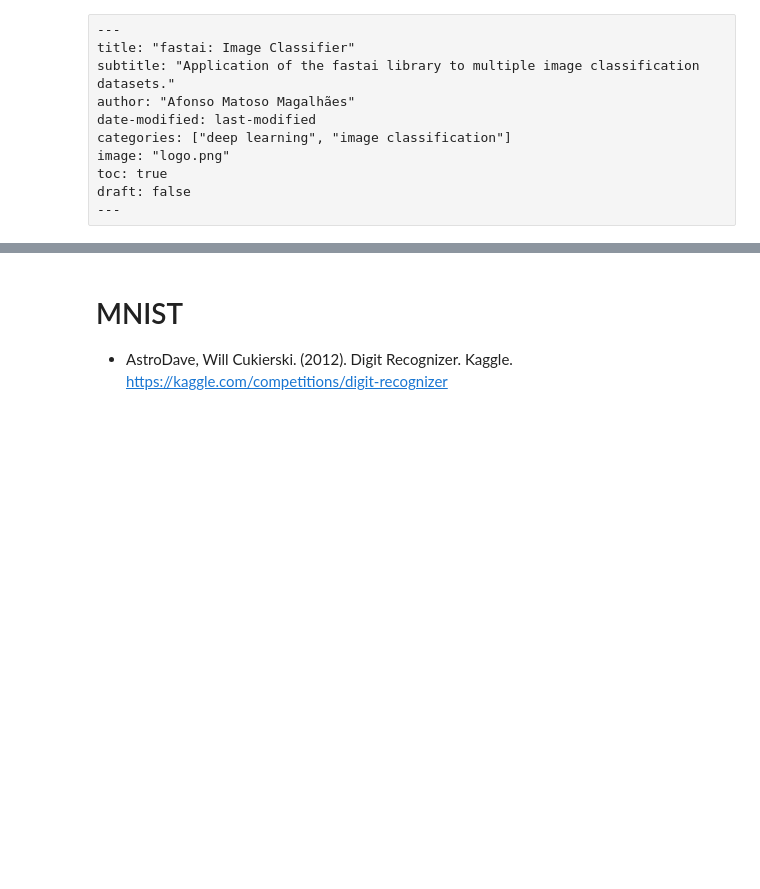
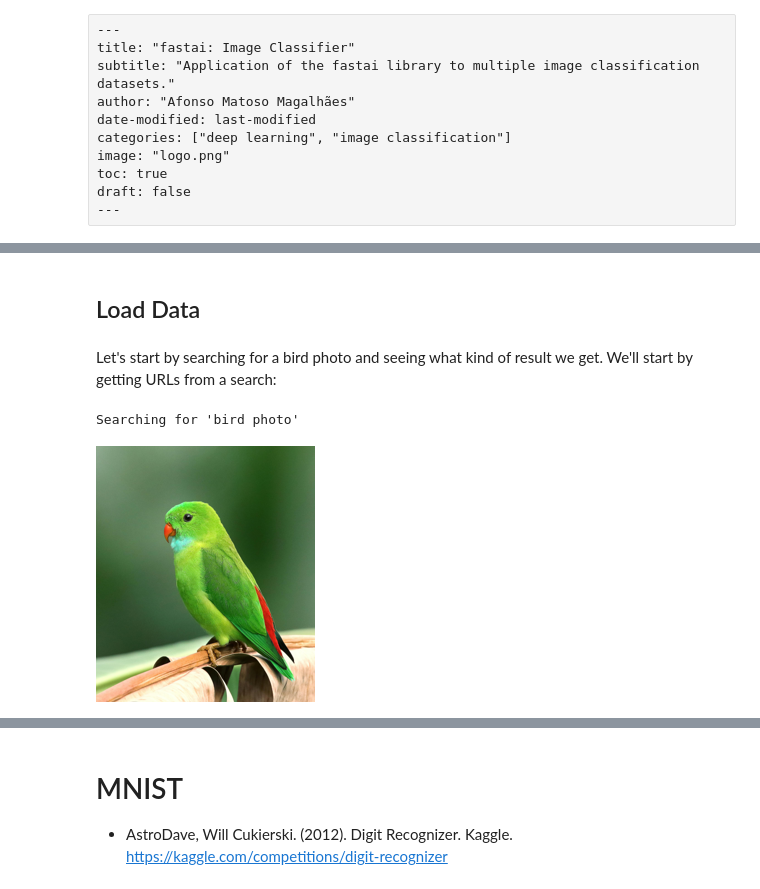
Before and after one commit to afonsomm/blog, a Jupyter notebook: posts/fastai-img-classif/fastai-img-classif.ipynb, the cells around one changed output, grey strips where cells are left out. Saved outputs shown, nothing was run; the diff lists cells and outputs as text; code cells hidden in the pictures; blank space fills up the shorter version.

Commit message:
more image classif

```diff
--- a/posts/fastai-img-classif/fastai-img-classif.ipynb
+++ b/posts/fastai-img-classif/fastai-img-classif.ipynb
@@ -11,0 +24,19 @@ draft: false
+# %% [markdown]
+## Load Data
+# %%
+def search_images(term, max_images=30):
+    print(f"Searching for '{term}'")
+    return L(DDGS().images(keywords=term, max_results=max_images)).itemgot('image')
+# %% [markdown]
+Let's start by searching for a bird photo and seeing what kind of result we get. We'll start by getting URLs from a search:
+# %%
+data_path = Path("./data/lesson1")
+data_path.mkdir(parents=True, exist_ok=True)
+# %%
+bird_urls = search_images('bird photo', max_images=1)
+download_url(bird_urls[0], data_path/"bird.jpg", show_progress=False)
+im = Image.open(data_path/"bird.jpg")
+im.to_thumb(256,256)
+# %% [output]
+Searching for 'bird photo'
+[figure, added]
```
Also changed, not shown: parts of 26 cells of this notebook, 3 other files.
